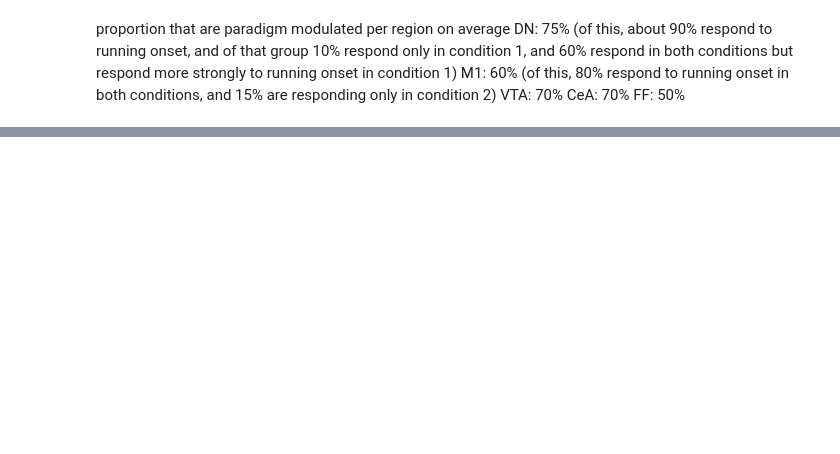
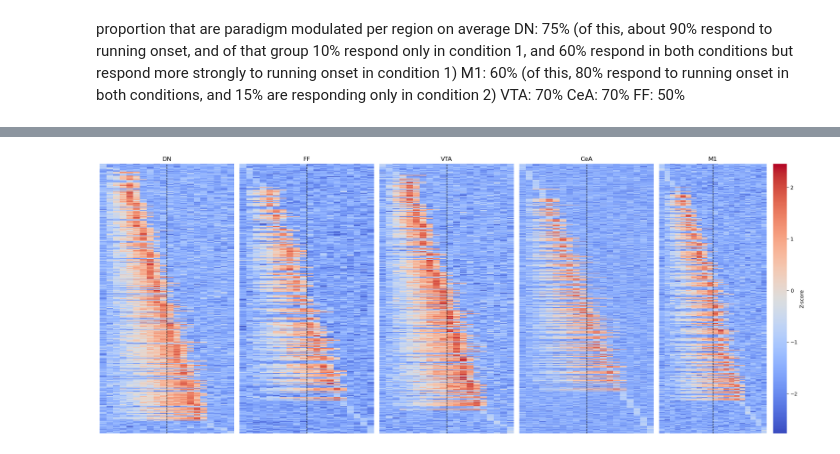
Before and after one commit to nitarome/NGG6050, a Jupyter notebook: NPX data simulation.ipynb, the cells around one changed output, grey strips where cells are left out. Saved outputs shown, nothing was run; the diff lists cells and outputs as text; code cells hidden in the pictures; blank space fills up the shorter version.

```diff
--- a/NPX data simulation.ipynb
+++ b/NPX data simulation.ipynb
@@ -303 +379,34 @@ sum(flat_list)
+# %%
+# Generate neuron data for each animal and region
+
+def roi_neuron_activity(rois_responseprop = rois_response_base, all_cells = True):
+    ''' rois_responseprop: the proportion of cells that are modulated by the task, by roi. this is a dictionary
+        all_cells: whether or not to include only cells modulated by the task
+        increase_proportion: proportion of cells that increase ramp up pre-running onset (should be a dictionary based on roi as well)
+    '''
+    all_neuron_data = []
+    neuron_id_counter = 0  # Start a counter for unique neuron IDs
+
+    for animal_id, (dn, ff, vta, cea, m1) in enumerate(zip(*neuron_counts.values())):
+        for region, num_neurons in zip(["DN", "FF", "VTA", "CeA", "M1"], [dn, ff, vta, cea, m1]):
+            # Generate time series for neurons in this region
+            response_proportion = rois_responseprop[region]
+            time_series_all, time_series_mod = generate_neuron_activity(pre_stim_points, post_stim_points, int(num_neurons),
+                                                   response_proportion, max_variability_after_stimulus=True)
+
+            # Calculate peak times for each neuron in the generated time series
+            if all_cells == True:
+                time_series = time_series_all
+            else:
+                time_series = time_series_mod
+
+            peak_times = get_peak_times(time_series)
+
+
+            # Append each neuron’s data with region, time series, peak time, and unique neuron ID
+            for neuron_series, peak_time in zip(time_series, peak_times):
+                all_neuron_data.append((region, neuron_id_counter, neuron_series, peak_time))
+                neuron_id_counter += 1  # Increment neuron ID for the next neuron
+
+    return all_neuron_data
 # %%
@@ -491 +546,11 @@ M1      839.0
 dtype: float64
+# %%
+C1_response_prop= {"DN":0.75, "M1": (0.6*0.85), "VTA": 0.7, "CeA": (0.7*0.5), "FF":0.5}
+C2_response_prop= {"DN":0.75*.5, "M1": 0.6, "VTA": 0.7, "CeA": (0.7), "FF":(0.5*0.6)}
+# %%
+C1_activity = roi_neuron_activity(rois_responseprop= C1_response_prop)
+C2_activity = roi_neuron_activity(rois_responseprop= C2_response_prop)
+# %%
+plot_region_heatmaps(data = C1_activity)
+# %% [output]
+[figure, added]
```
Also changed, not shown: parts of 35 cells of this notebook.
